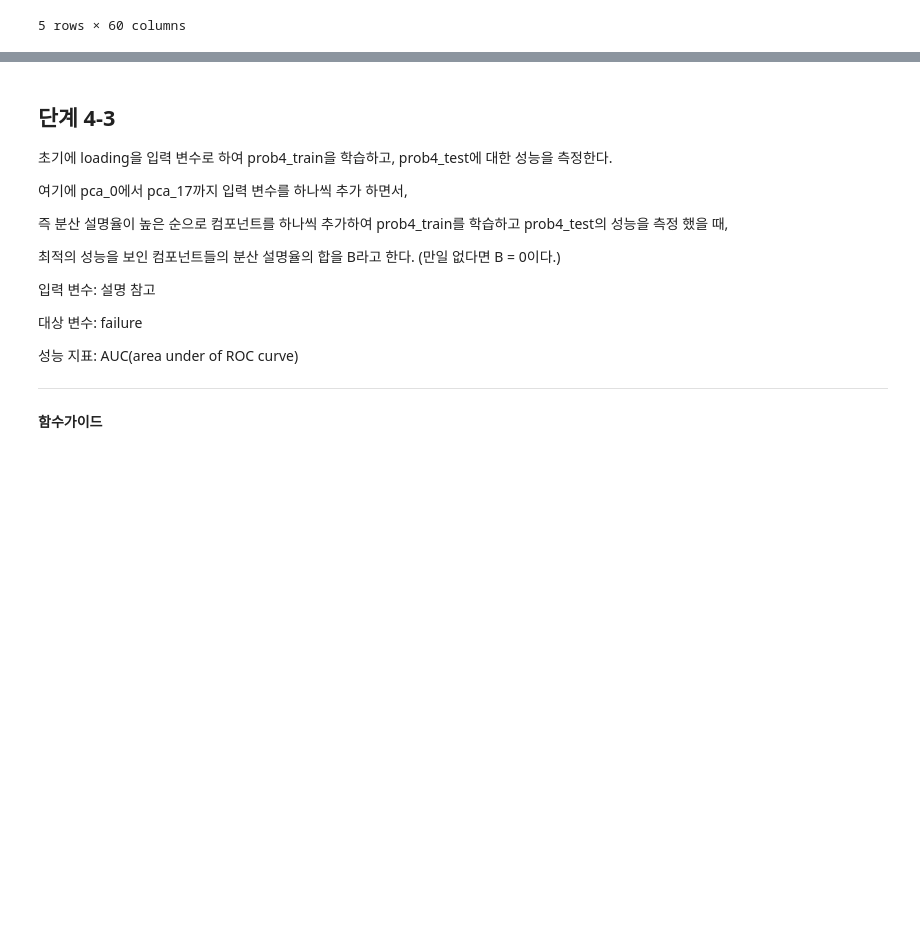
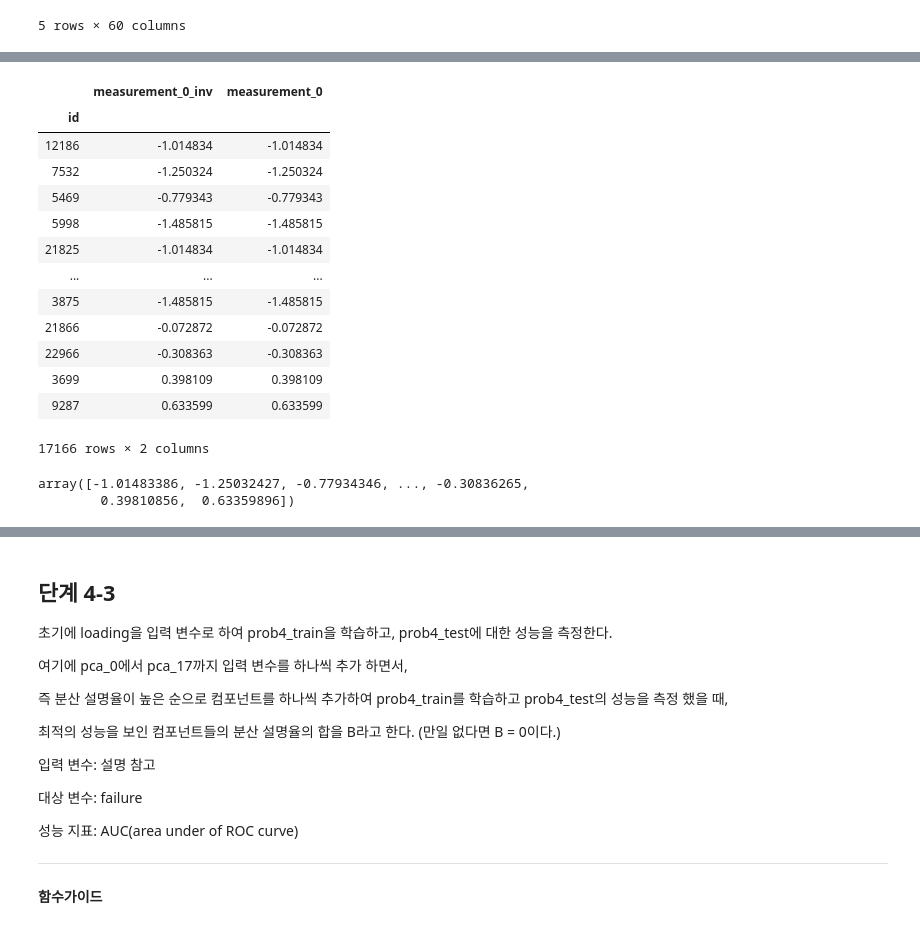
Before and after one commit to ok3/DS_lv3_2505_1, a Jupyter notebook: sec_ds_lv3_prob1_prob.ipynb, the cells around one changed output, grey strips where cells are left out. Saved outputs shown, nothing was run; the diff lists cells and outputs as text; code cells hidden in the pictures; blank space fills up the shorter version.

```diff
--- a/sec_ds_lv3_prob1_prob.ipynb
+++ b/sec_ds_lv3_prob1_prob.ipynb
@@ -1312,0 +1324,32 @@ array([-1.01483386, -1.25032427, -0.77934346, ..., -0.30836265,
+# %%
+# 역변환: PCA 원래의 값으로 변환도 가능합니다.
+# PCA 주성분들과 eigen matrix의 역행렬(components_)와 행렬곱으로 구할 수 있습니다.
+pd.concat([
+    (
+        df_prob4_train[X_comp].dot(df_emat['measurement_0'].values) +
+        df_prob3_train['measurement_0'].mean()
+    ).rename('measurement_0_inv'),
+    df_prob3_train['measurement_0']
+], axis = 1)
+# %% [output]
+|  | measurement_0_inv | measurement_0 |
+| id |  |  |
+| 12186 | -1.014834 | -1.014834 |
+| 7532 | -1.250324 | -1.250324 |
+| 5469 | -0.779343 | -0.779343 |
+| 5998 | -1.485815 | -1.485815 |
+| 21825 | -1.014834 | -1.014834 |
+| ... | ... | ... |
+| 3875 | -1.485815 | -1.485815 |
+| 21866 | -0.072872 | -0.072872 |
+| 22966 | -0.308363 | -0.308363 |
+| 3699 | 0.398109 | 0.398109 |
+| 9287 | 0.633599 | 0.633599 |
+17166 rows × 2 columns
+# %%
+# inverse_transform으로도 구현할 수 있지만, 문제에 요건으로 역변환을 제시했을 경우 요건을 잘 살펴야 합니다.
+# 변환의 식을 바꿀 수도 있습니다.
+pca.inverse_transform(df_prob4_train[X_comp])[:, 0]
+# %% [output]
+array([-1.01483386, -1.25032427, -0.77934346, ..., -0.30836265,
+        0.39810856,  0.63359896])
```
Also changed, not shown: parts of 92 cells of this notebook.
